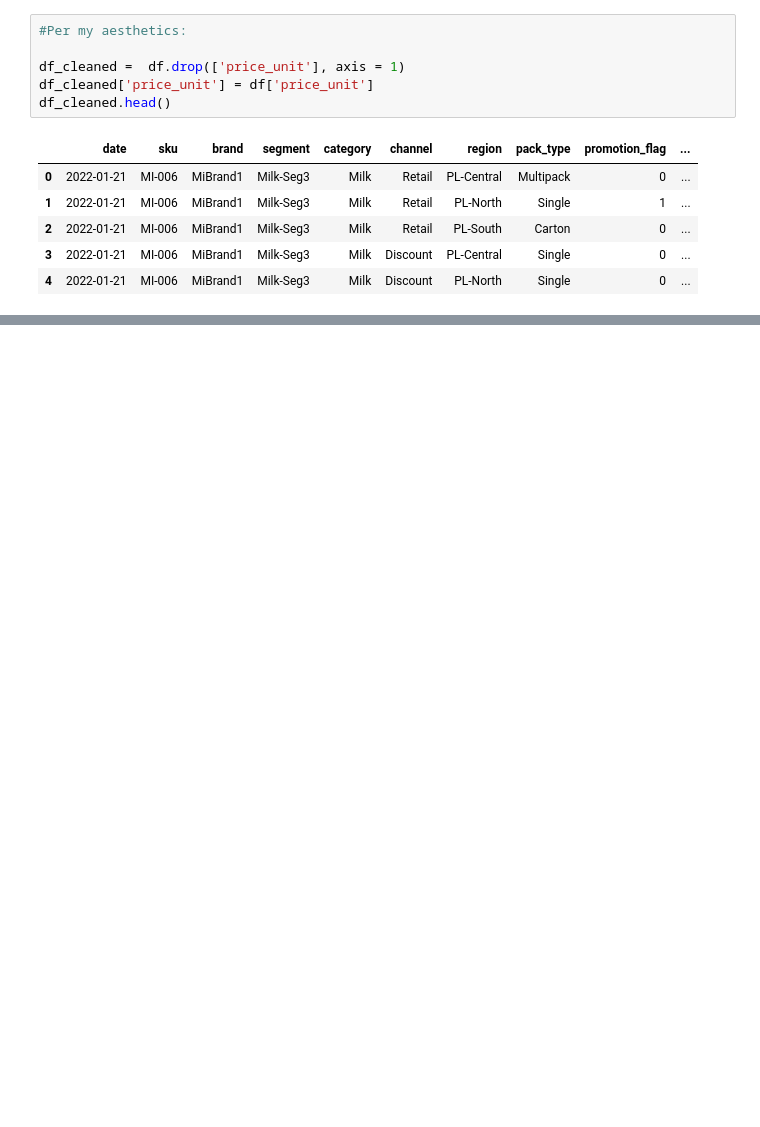
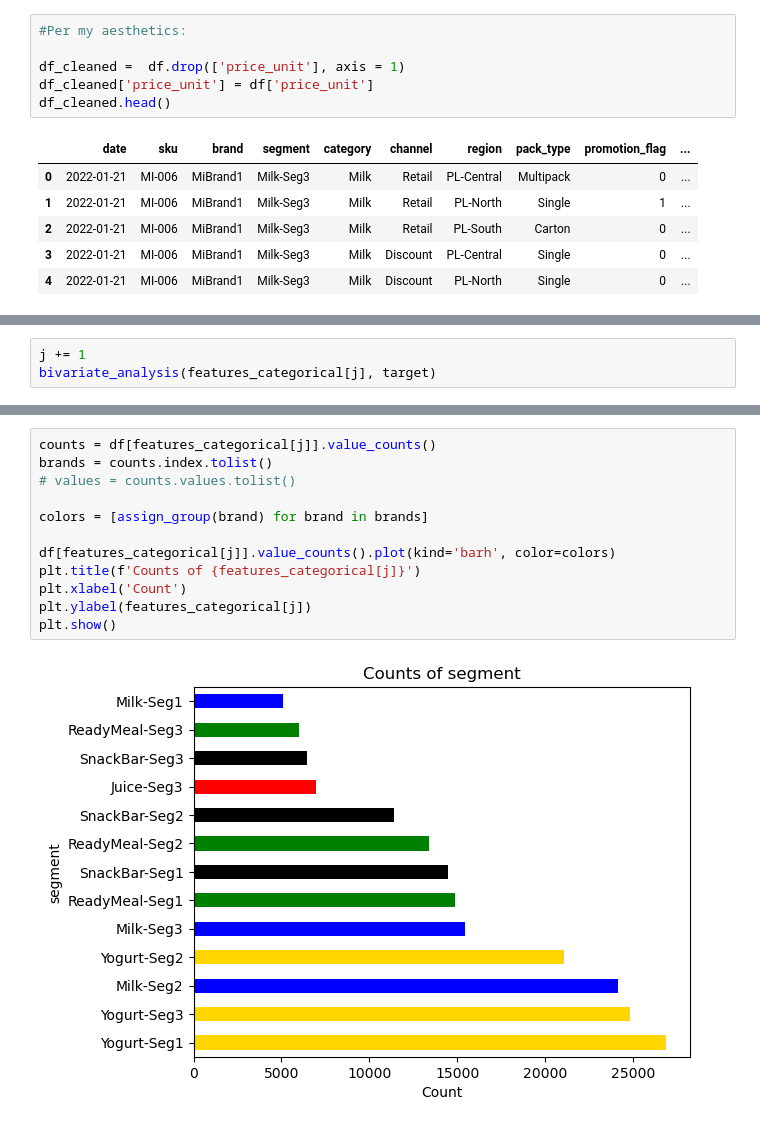
Before and after one commit to bwolff26/dairy_sales, a Jupyter notebook: code/ceda_i.ipynb, the cells around one changed output, grey strips where cells are left out. Saved outputs shown, nothing was run; the diff lists cells and outputs as text; blank space fills up the shorter version.

```diff
--- a/code/ceda_i.ipynb
+++ b/code/ceda_i.ipynb
@@ -554,0 +709,3 @@ years, monnths
+# %%
+j += 1
+bivariate_analysis(features_categorical[j], target)
@@ -554,0 +730,14 @@ years, monnths
+# %%
+counts = df[features_categorical[j]].value_counts()
+brands = counts.index.tolist()
+# values = counts.values.tolist()
+
+colors = [assign_group(brand) for brand in brands]
+
+df[features_categorical[j]].value_counts().plot(kind='barh', color=colors)
+plt.title(f'Counts of {features_categorical[j]}')
+plt.xlabel('Count')
+plt.ylabel(features_categorical[j])
+plt.show()
+# %% [output]
+[figure, added]
```
Also changed, not shown: parts of 67 cells of this notebook.
